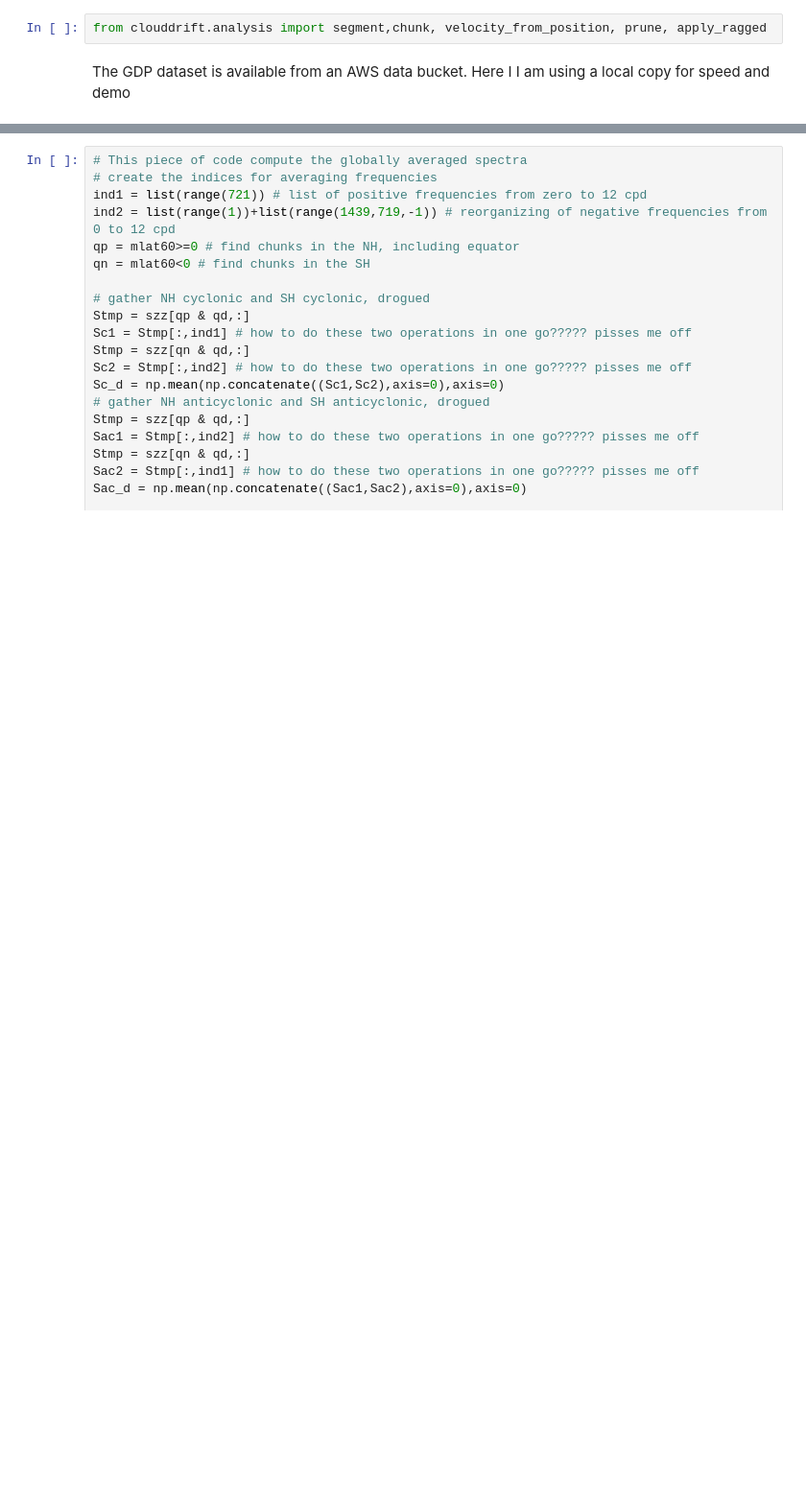
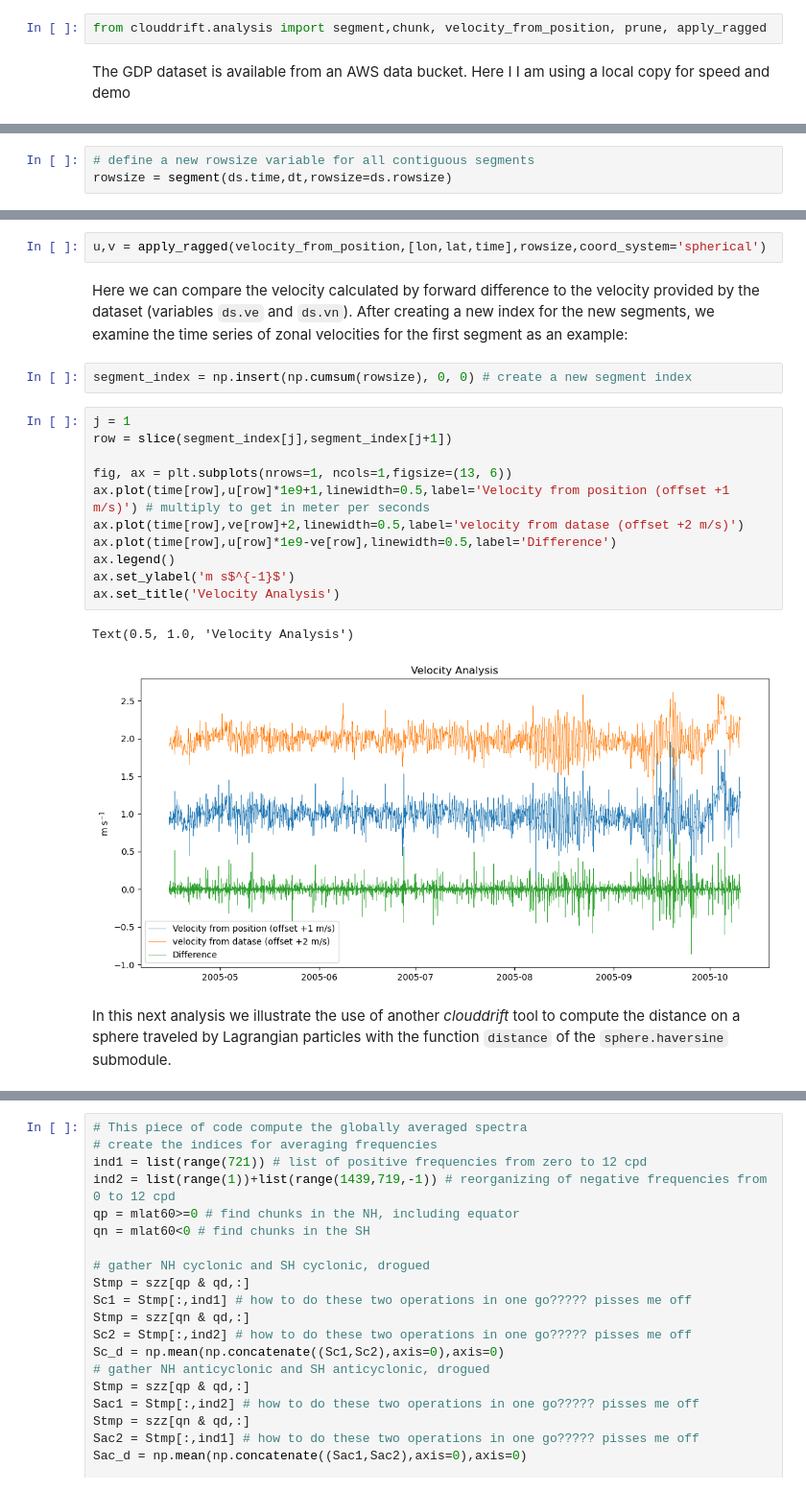
Before and after one commit to selipot/clouddrift-examples, a Jupyter notebook: notebooks/demo-comm-workshop-2023.ipynb, the cells around one changed output, grey strips where cells are left out. Shown at 96% size. Saved outputs shown, nothing was run; the diff lists cells and outputs as text; blank space fills up the shorter version.

```diff
--- a/notebooks/demo-comm-workshop-2023.ipynb
+++ b/notebooks/demo-comm-workshop-2023.ipynb
@@ -258,0 +120,3 @@ display(np.sum(qd),np.sum(qu),len(sds60)-np.sum(qd)-np.sum(qu))
+# %%
+# define a new rowsize variable for all contiguous segments
+rowsize = segment(ds.time,dt,rowsize=ds.rowsize)
@@ -258,0 +156,22 @@ display(np.sum(qd),np.sum(qu),len(sds60)-np.sum(qd)-np.sum(qu))
+# %%
+u,v = apply_ragged(velocity_from_position,[lon,lat,time],rowsize,coord_system='spherical')
+# %% [markdown]
+Here we can compare the velocity calculated by forward difference to the velocity provided by the dataset (variables `ds.ve` and `ds.vn`). After creating a new index for the new segments, we examine the time series of zonal velocities for the first segment as an example:
+# %%
+segment_index = np.insert(np.cumsum(rowsize), 0, 0) # create a new segment index
+# %%
+j = 1
+row = slice(segment_index[j],segment_index[j+1])
+
+fig, ax = plt.subplots(nrows=1, ncols=1,figsize=(13, 6))
+ax.plot(time[row],u[row]*1e9+1,linewidth=0.5,label='Velocity from position (offset +1 m/s)') # multiply to get in meter per seconds
+ax.plot(time[row],ve[row]+2,linewidth=0.5,label='velocity from datase (offset +2 m/s)')
+ax.plot(time[row],u[row]*1e9-ve[row],linewidth=0.5,label='Difference')
+ax.legend()
+ax.set_ylabel('m s$^{-1}$')
+ax.set_title('Velocity Analysis')
+# %% [output]
+Text(0.5, 1.0, 'Velocity Analysis')
+[figure, added]
+# %% [markdown]
+In this next analysis we illustrate the use of another *clouddrift* tool to compute the distance on a sphere traveled by Lagrangian particles with the function `distance` of the `sphere.haversine` submodule.
```
Also changed, not shown: parts of 81 cells of this notebook.
